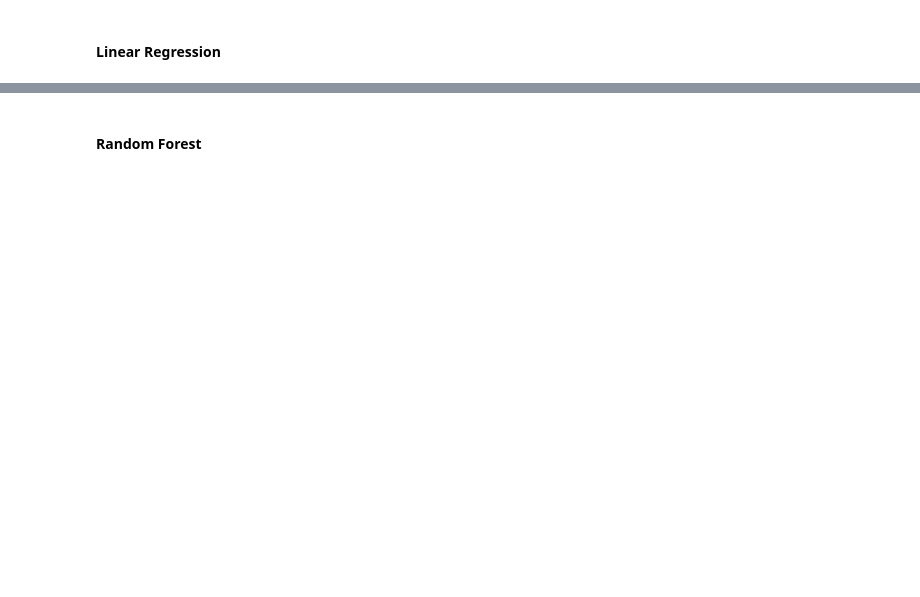
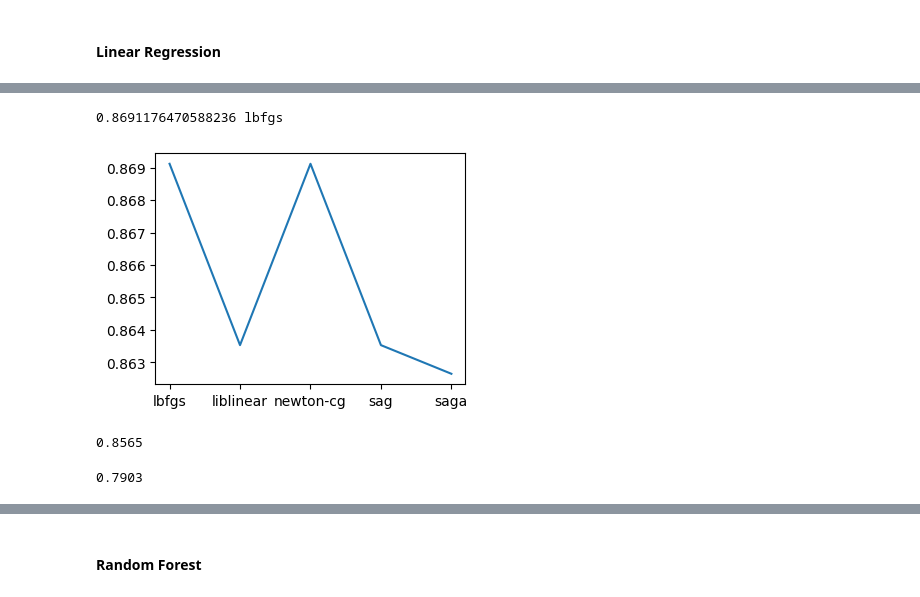
Before and after one commit to Fine2Gitup/Data-Mining, a Jupyter notebook: Prediction.ipynb, the cells around one changed output, grey strips where cells are left out. Saved outputs shown, nothing was run; the diff lists cells and outputs as text; code cells hidden in the pictures; blank space fills up the shorter version.

```diff
--- a/Prediction.ipynb
+++ b/Prediction.ipynb
@@ -53,0 +86,18 @@ LR = LogisticRegression(max_iter=1000).fit(X_train,y_train)
+# %%
+score_3 = []
+for i in  ['lbfgs', 'liblinear', 'newton-cg', 'sag', 'saga']:
+    lr = LogisticRegression(max_iter=1700,C=0.01, solver=i, random_state=0)
+    score_ = cross_val_score(lr,X_train,y_train,cv=10).mean()
+    score_3.append(score_)
+print(max(score_3),  ['lbfgs', 'liblinear', 'newton-cg', 'sag', 'saga'][np.argmax(score_3)])
+plt.figure(figsize=(4,3))
+plt.plot( ['lbfgs', 'liblinear', 'newton-cg', 'sag', 'saga'],score_3)
+plt.show()
+# %% [output]
+0.8691176470588236 lbfgs
+[figure, added]
+# %%
+LR = LogisticRegression(max_iter=1700, C=0.01, solver='lbfgs',random_state=0).fit(X_train,y_train)
+round(LR.score(X_test, y_test),4)
+# %% [output]
+0.8565
@@ -53,0 +106,4 @@ LR = LogisticRegression(max_iter=1000).fit(X_train,y_train)
+# %%
+round(roc_auc_score(y_test, LR.predict_proba(X_test)[:, 1]),4)
+# %% [output]
+0.7903
```
Also changed, not shown: parts of 36 cells of this notebook, 1 other file.
